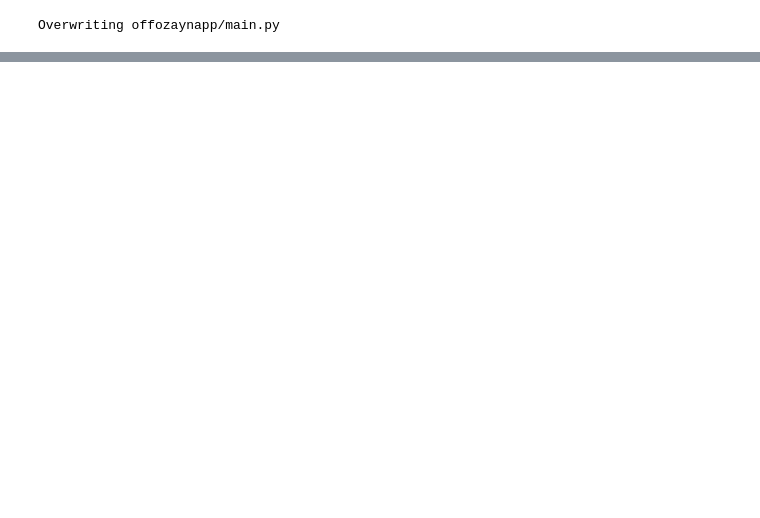
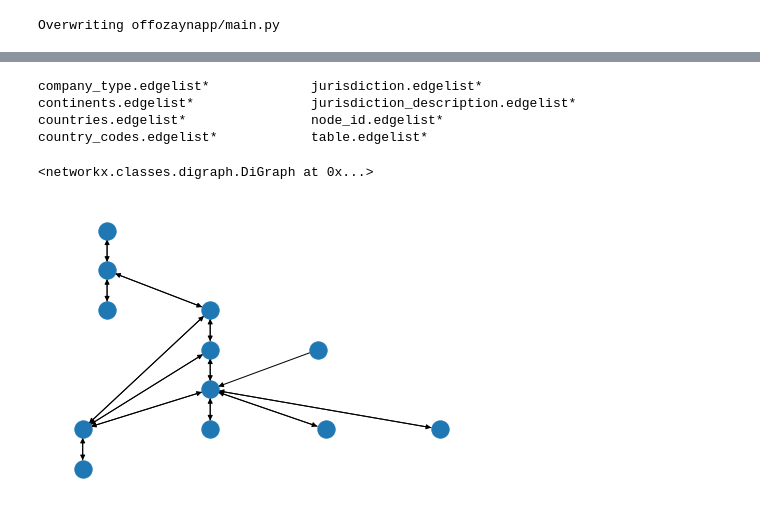
Before and after one commit to ozayn/Capstone_project_GA, a Jupyter notebook: offozaynapp/notes.ipynb, the cells around one changed output, grey strips where cells are left out. Cells and saved outputs as stored; diff of their text form; code cells hidden in the pictures; blank space fills up the shorter version.

```diff
--- a/offozaynapp/notes.ipynb
+++ b/offozaynapp/notes.ipynb
@@ -157,0 +225,28 @@ Name: jurisdiction_source, dtype: int64
+# %%
+ls ../data/clean/graphs
+# %% [output]
+company_type.edgelist*             jurisdiction.edgelist*
+continents.edgelist*               jurisdiction_description.edgelist*
+countries.edgelist*                node_id.edgelist*
+country_codes.edgelist*            table.edgelist*
+# %%
+import networkx as nx
+
+url = 'https://drive.google.com/file/d/10eXidO511doY2M7dLQMZE00lGSVu_Vez/view?usp=sharing'
+get_url = lambda u: 'https://drive.google.com/uc?export=download&id=' + u.split('/')[-2]
+
+df = pd.read_csv(get_url(url))
+# %%
+import networkx as nx
+G = nx.DiGraph()
+G.add_weighted_edges_from([tuple(x) for x in df.values])
+# %%
+G
+# %% [output]
+<networkx.classes.digraph.DiGraph at 0x...>
+# %%
+pos = nx.nx_pydot.graphviz_layout(G)
+pos = nx.nx_pydot.graphviz_layout(G, prog="dot")
+nx.draw(G, pos)
+# %% [output]
+[figure, added]
```
Also changed, not shown: parts of 11 cells of this notebook, 8 other files.
